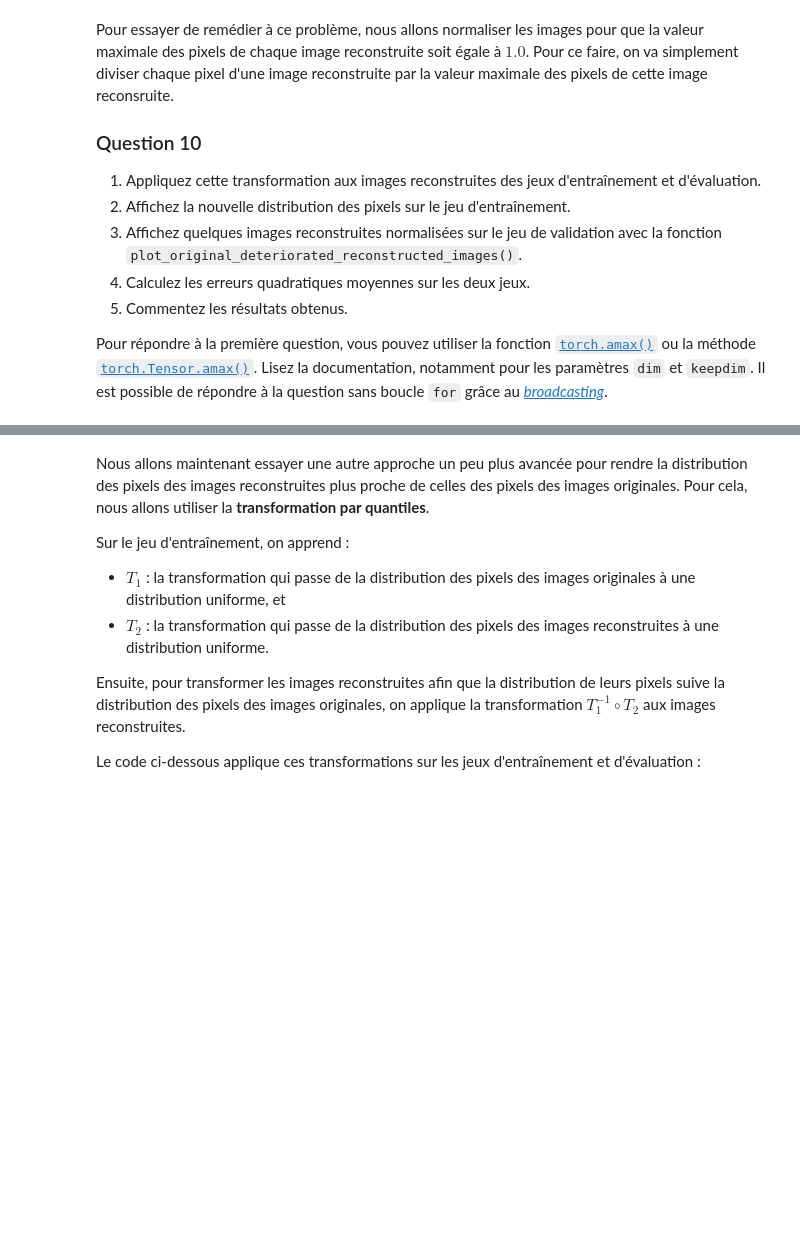
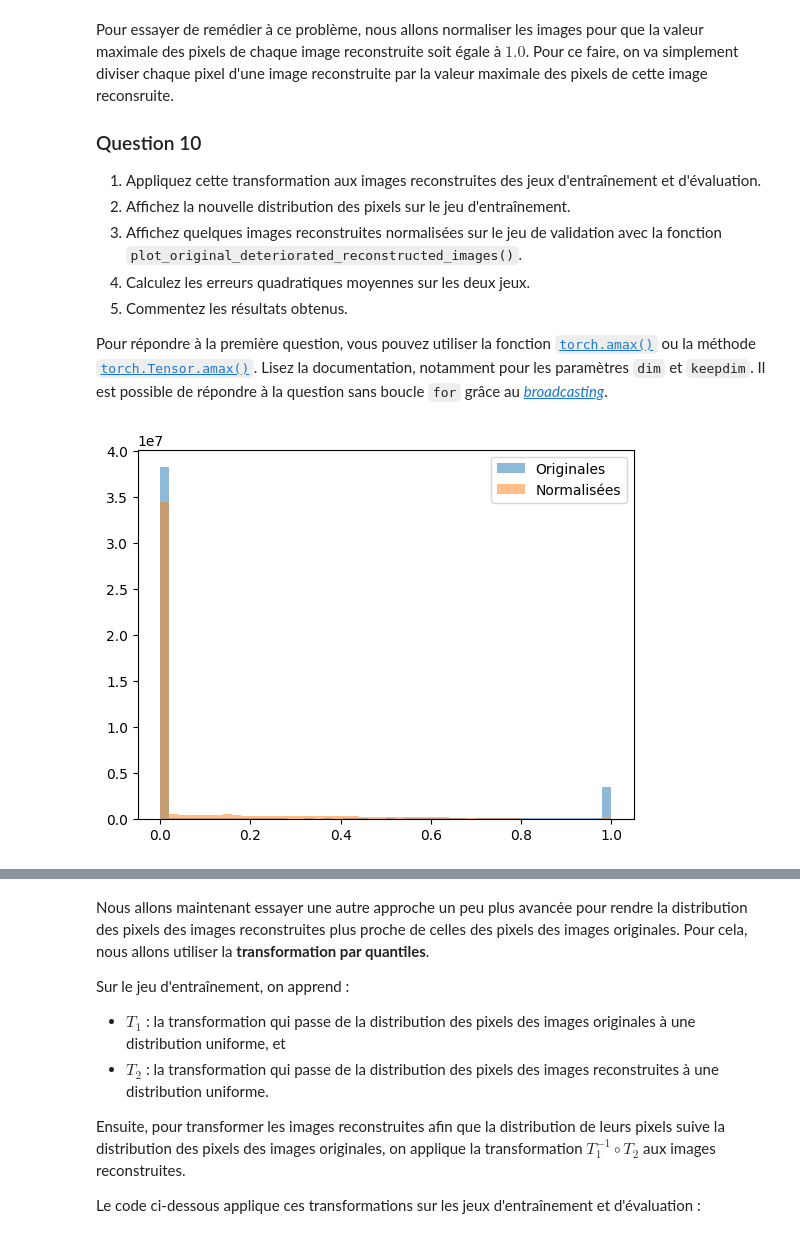
Before and after one commit to louisepech/test, a Jupyter notebook: notebooks/TP_4_1_énoncé.ipynb, the cells around one changed output, grey strips where cells are left out. Cells and saved outputs as stored; diff of their text form; code cells hidden in the pictures; blank space fills up the shorter version.

```diff
--- a/notebooks/TP_4_1_énoncé.ipynb
+++ b/notebooks/TP_4_1_énoncé.ipynb
@@ -422,6 +422,13 @@ Pour répondre à la première question, vous pouvez utiliser la fonction [`torc
 Lisez la documentation, notamment pour les paramètres `dim` et `keepdim`.
 Il est possible de répondre à la question sans boucle `for` grâce au [*broadcasting*](https://docs.pytorch.org/docs/stable/notes/broadcasting.html).
 # %%
-# TODO
+#normalisation des images par le max
+X_train_reconstructed_normalized = X_train_reconstructed / X_train_reconstructed.amax(dim=(1, 2, 3), keepdim=True).clamp_min(1e-8)
+X_val_reconstructed_normalized = X_val_reconstructed / X_val_reconstructed.amax(dim=(1, 2, 3), keepdim=True).clamp_min(1e-8)
 # %%
-# TODO
+plt.hist(X_train_original.flatten(), bins=50, alpha=0.5, label="Originales")
+plt.hist(X_train_reconstructed_normalized.flatten(), bins=50, alpha=0.5, label="Normalisées")
+plt.legend()
+plt.show()
+# %% [output]
+[figure, added]
```
Also changed, not shown: parts of 5 cells of this notebook.
